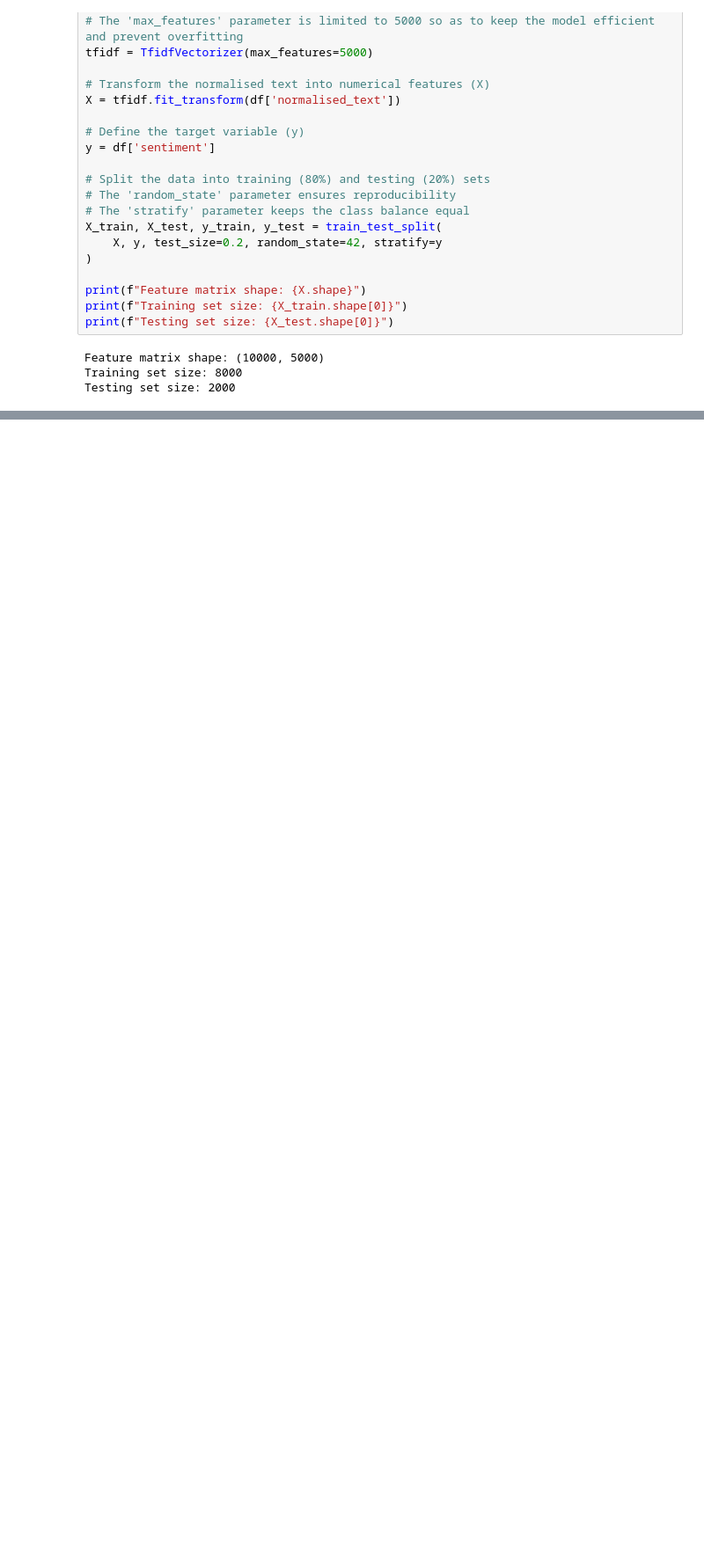
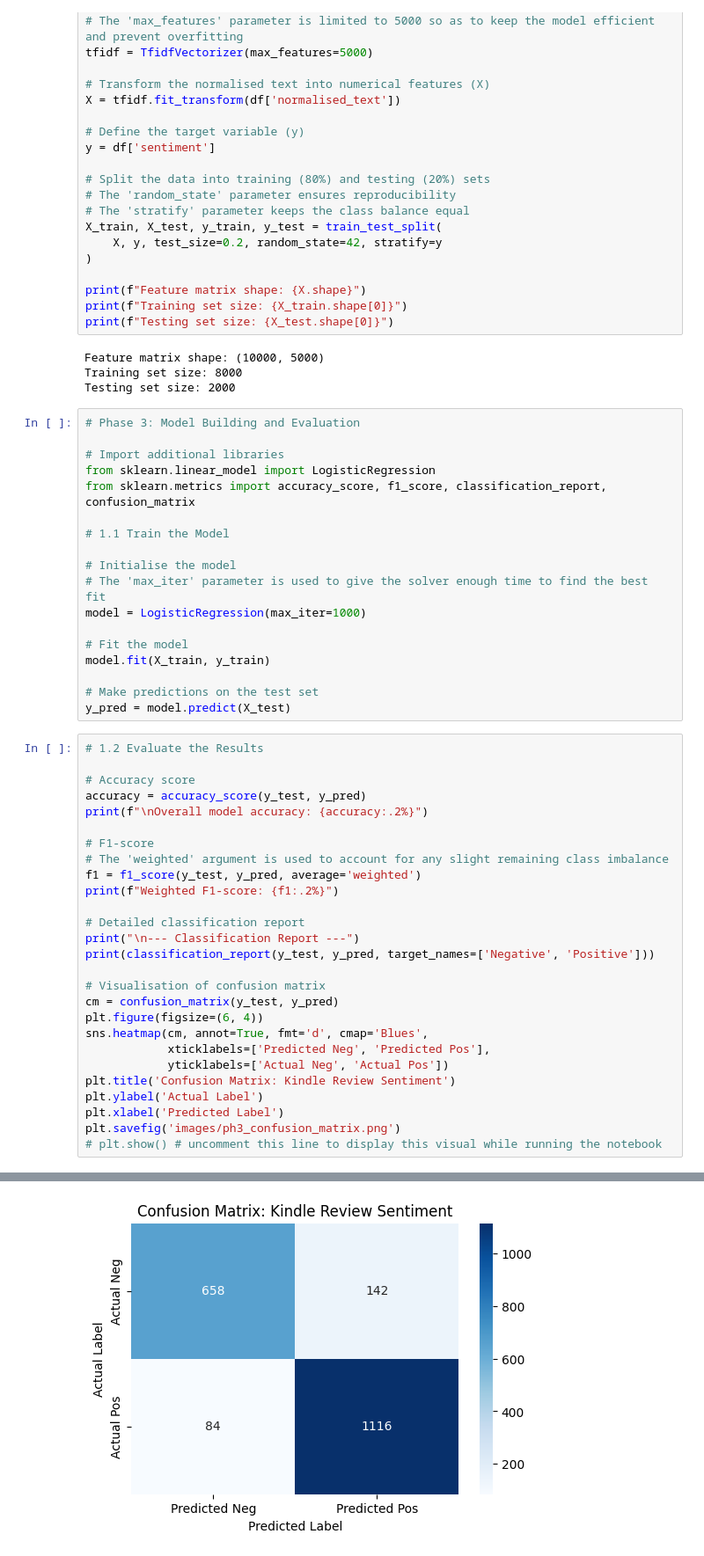
Before and after one commit to lorettayong/Book-Review-Sentiment, a Jupyter notebook: book_review_sentiment.ipynb, the cells around one changed output, grey strips where cells are left out. Shown at 88% size. Drawn from its saved outputs; the diff is of its cells as text; blank space fills up the shorter version.

Commit message:
Feat: Completed Phase 3 (Model Building and Evaluation)

```diff
--- a/book_review_sentiment.ipynb
+++ b/book_review_sentiment.ipynb
@@ -288,3 +288,49 @@ print(f"Testing set size: {X_test.shape[0]}")
 Feature matrix shape: (10000, 5000)
 Training set size: 8000
 Testing set size: 2000
+# %%
+# Phase 3: Model Building and Evaluation
+
+# Import additional libraries
+from sklearn.linear_model import LogisticRegression
+from sklearn.metrics import accuracy_score, f1_score, classification_report, confusion_matrix
+
+# 1.1 Train the Model
+
+# Initialise the model
+# The 'max_iter' parameter is used to give the solver enough time to find the best fit
+model = LogisticRegression(max_iter=1000)
+
+# Fit the model
+model.fit(X_train, y_train)
+
+# Make predictions on the test set
+y_pred = model.predict(X_test)
+# %%
+# 1.2 Evaluate the Results
+
+# Accuracy score
+accuracy = accuracy_score(y_test, y_pred)
+print(f"\nOverall model accuracy: {accuracy:.2%}")
+
+# F1-score
+# The 'weighted' argument is used to account for any slight remaining class imbalance
+f1 = f1_score(y_test, y_pred, average='weighted')
+print(f"Weighted F1-score: {f1:.2%}")
+
+# Detailed classification report
+print("\n--- Classification Report ---")
+print(classification_report(y_test, y_pred, target_names=['Negative', 'Positive']))
+
+# Visualisation of confusion matrix
+cm = confusion_matrix(y_test, y_pred)
+plt.figure(figsize=(6, 4))
+sns.heatmap(cm, annot=True, fmt='d', cmap='Blues',
+            xticklabels=['Predicted Neg', 'Predicted Pos'],
+            yticklabels=['Actual Neg', 'Actual Pos'])
+plt.title('Confusion Matrix: Kindle Review Sentiment')
+plt.ylabel('Actual Label')
+plt.xlabel('Predicted Label')
+plt.savefig('images/ph3_confusion_matrix.png')
+# plt.show() # uncomment this line to display this visual while running the notebook
+# %% [output]
@@ -290,0 +349 @@ Testing set size: 2000
+[figure, added]
```
Also changed, not shown: parts of 3 cells of this notebook, 3 other files.
